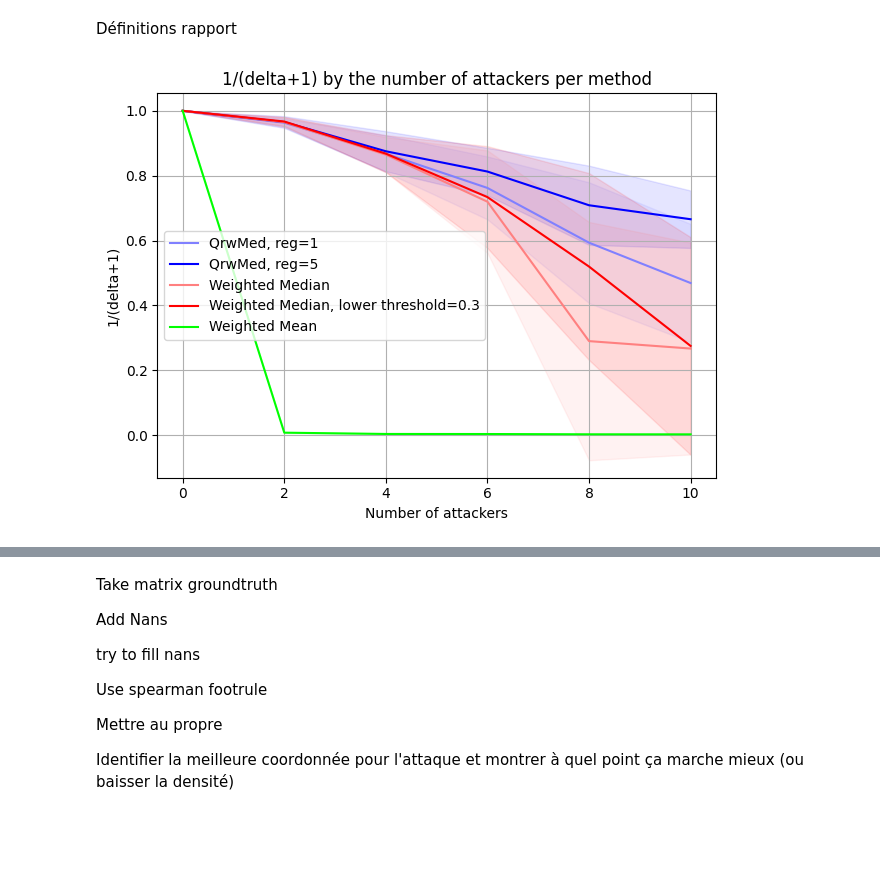
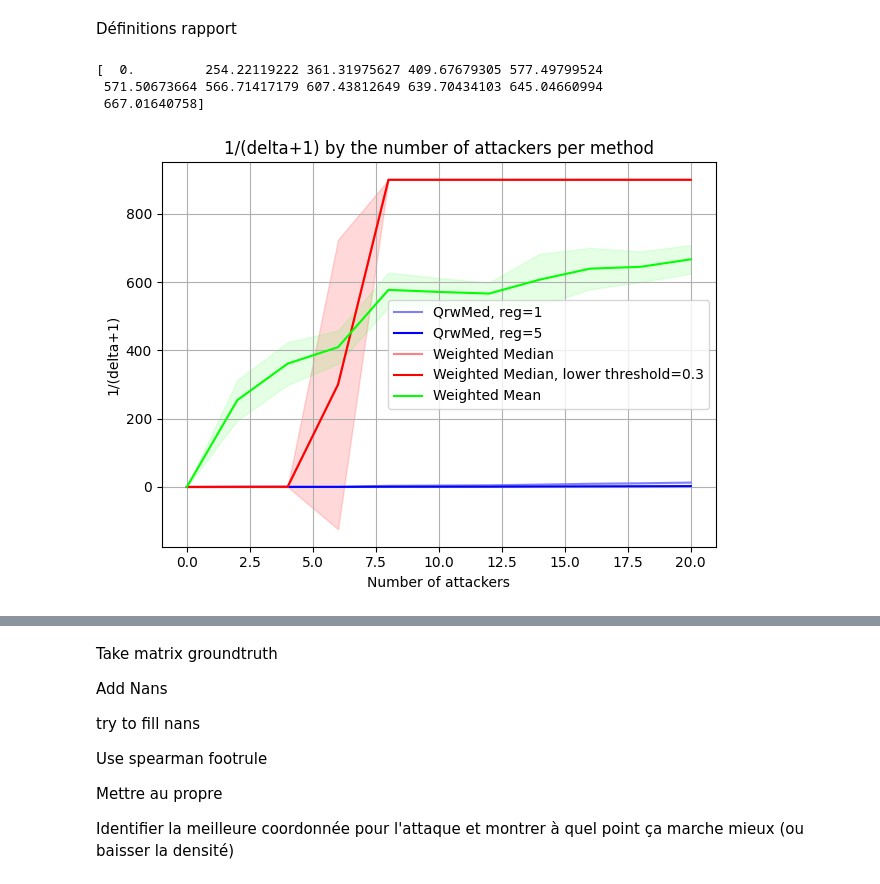
Before and after one commit to Jenjamin3000/RobustColab, a Jupyter notebook: comparisons.ipynb, the cells around one changed output, grey strips where cells are left out. Saved outputs shown, nothing was run; the diff lists cells and outputs as text; code cells hidden in the pictures; blank space fills up the shorter version.

```diff
--- a/comparisons.ipynb
+++ b/comparisons.ipynb
@@ -424,7 +424,7 @@ def compute_all_deltas(complete_ratings_df, nb_attackers=1, missing_prob=0.5):
             1/(compute_delta(ratings_df, reg=5, nb_attackers=nb_attackers, algo='qrmed')+1),
             1/(compute_delta(ratings_df, lower_threshold=0, nb_attackers=nb_attackers, algo='median')+1),
             1/(compute_delta(ratings_df, lower_threshold=0.3, nb_attackers=nb_attackers, algo='median')+1),
-            1/(compute_delta(ratings_df, nb_attackers=nb_attackers, algo='mean')+1))
+            1/(compute_delta(ratings_df, nb_attackers=nb_attackers, algo='mean'))+1)
 
 def run_multiple_epochs(n_users, n_items, missing_prob, nb_attackers, error_func, nb_epochs=5):
     manager = mp.Manager()
@@ -541,6 +542,9 @@ def plot_multiple_epochs(n_users, n_items, missing_prob, nb_attackers_to_test, e
     # Show plot
     plt.show()
 # %%
-plot_multiple_epochs(30, 20, 0.4, np.arange(0, 11, 2), compute_all_deltas, 5)
+plot_multiple_epochs(20, 15, 0.4, np.arange(0, 21, 2), compute_all_deltas, 6)
 # %% [output]
+[  0.         254.22119222 361.31975627 409.67679305 577.49799524
+ 571.50673664 566.71417179 607.43812649 639.70434103 645.04660994
+ 667.01640758]
-[figure, old version]
+[figure, new version]
```
Also changed, not shown: parts of 5 cells of this notebook.
